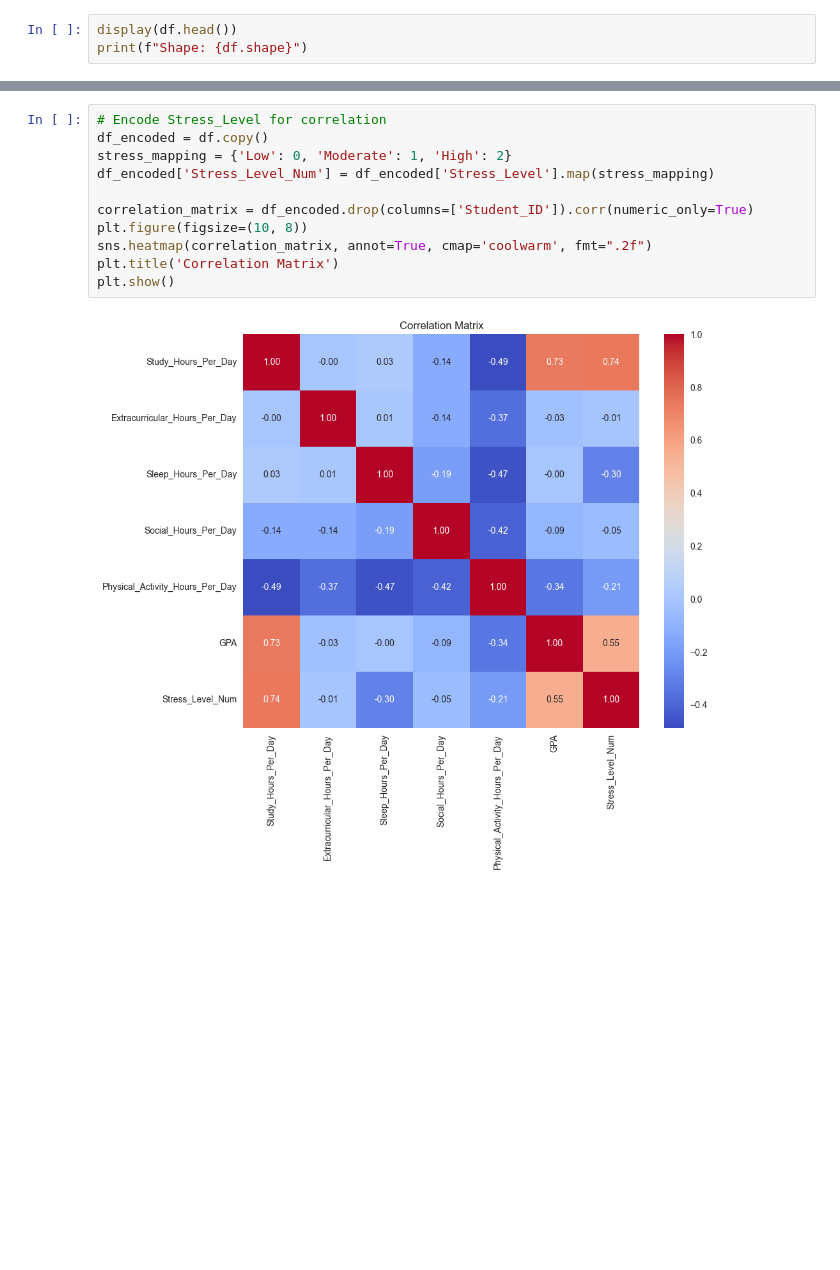
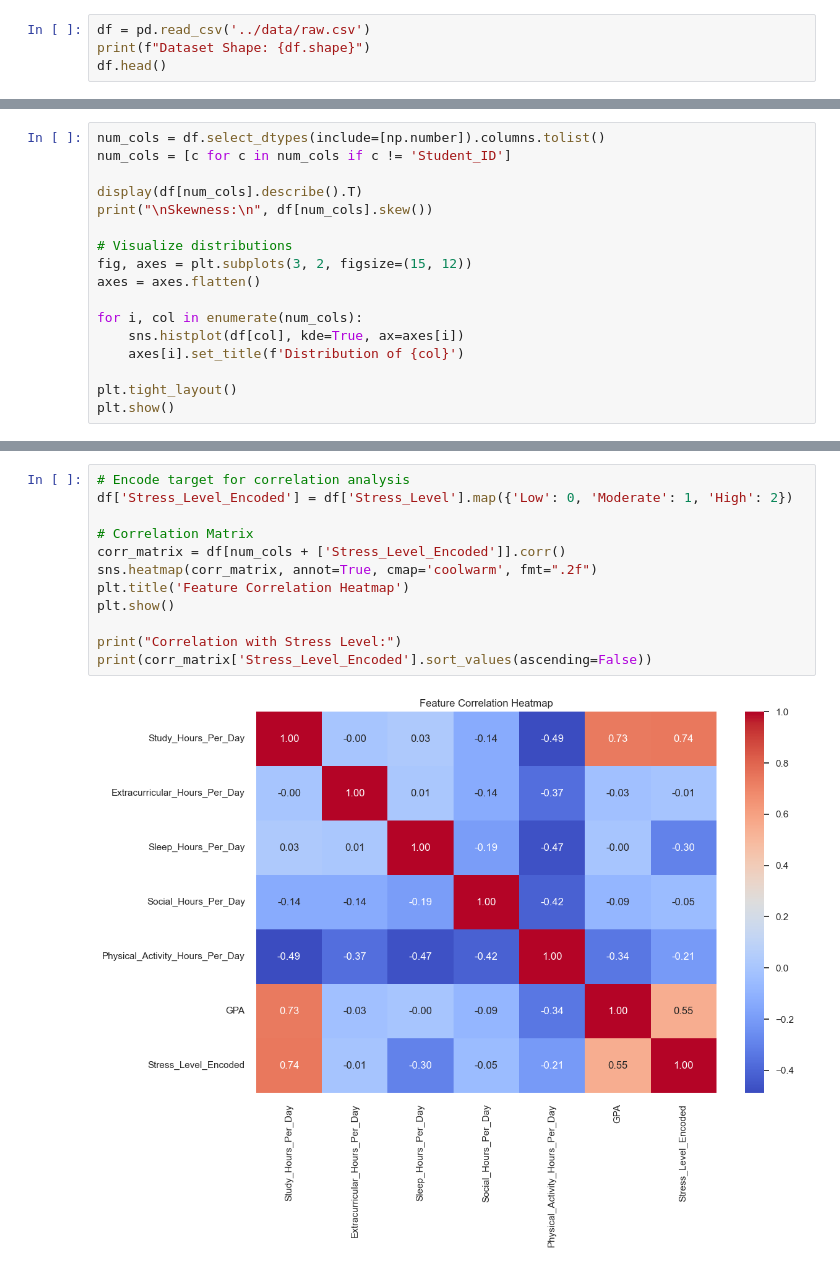
Before and after one commit to InspireEmber/AI_Risk_Detection-System, a Jupyter notebook: notebooks/01_student_eda.ipynb, the cells around one changed output, grey strips where cells are left out. Saved outputs shown, nothing was run; the diff lists cells and outputs as text; blank space fills up the shorter version.

Commit message:
phase 3: EDA analysis done phse 4: data validation done

```diff
--- a/notebooks/01_student_eda.ipynb
+++ b/notebooks/01_student_eda.ipynb
@@ -30,4 +27,5 @@ Checking the structure, columns, and data types.
 # %%
-display(df.head())
-print(f"Shape: {df.shape}")
+df = pd.read_csv('../data/raw.csv')
+print(f"Dataset Shape: {df.shape}")
+df.head()
 # %% [output]
@@ -87,0 +99,17 @@ plt.show()
+# %%
+num_cols = df.select_dtypes(include=[np.number]).columns.tolist()
+num_cols = [c for c in num_cols if c != 'Student_ID']
+
+display(df[num_cols].describe().T)
+print("\nSkewness:\n", df[num_cols].skew())
+
+# Visualize distributions
+fig, axes = plt.subplots(3, 2, figsize=(15, 12))
+axes = axes.flatten()
+
+for i, col in enumerate(num_cols):
+    sns.histplot(df[col], kde=True, ax=axes[i])
+    axes[i].set_title(f'Distribution of {col}')
+
+plt.tight_layout()
+plt.show()
@@ -91,13 +136,14 @@ Understanding relationships between lifestyle factors and GPA.
 # %%
-# Encode Stress_Level for correlation
-df_encoded = df.copy()
-stress_mapping = {'Low': 0, 'Moderate': 1, 'High': 2}
-df_encoded['Stress_Level_Num'] = df_encoded['Stress_Level'].map(stress_mapping)
+# Encode target for correlation analysis
+df['Stress_Level_Encoded'] = df['Stress_Level'].map({'Low': 0, 'Moderate': 1, 'High': 2})
 
-correlation_matrix = df_encoded.drop(columns=['Student_ID']).corr(numeric_only=True)
-plt.figure(figsize=(10, 8))
-sns.heatmap(correlation_matrix, annot=True, cmap='coolwarm', fmt=".2f")
-plt.title('Correlation Matrix')
+# Correlation Matrix
+corr_matrix = df[num_cols + ['Stress_Level_Encoded']].corr()
+sns.heatmap(corr_matrix, annot=True, cmap='coolwarm', fmt=".2f")
+plt.title('Feature Correlation Heatmap')
 plt.show()
+
+print("Correlation with Stress Level:")
+print(corr_matrix['Stress_Level_Encoded'].sort_values(ascending=False))
 # %% [output]
-[figure, old version]
+[figure, new version]
```
Also changed, not shown: parts of 25 cells of this notebook, 13 other files.
